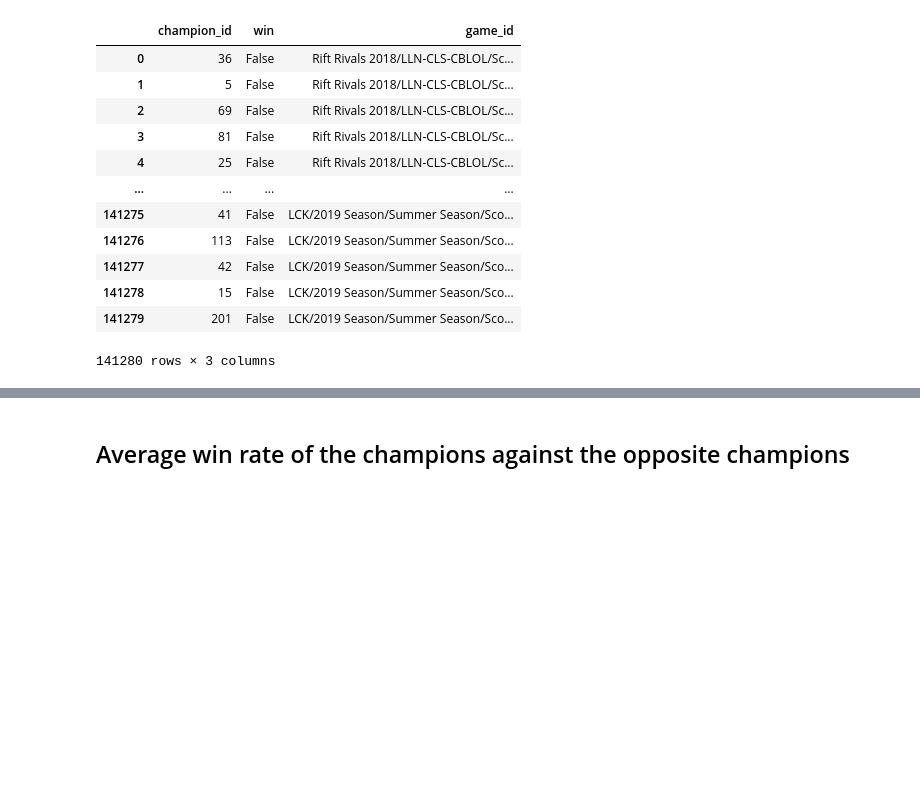
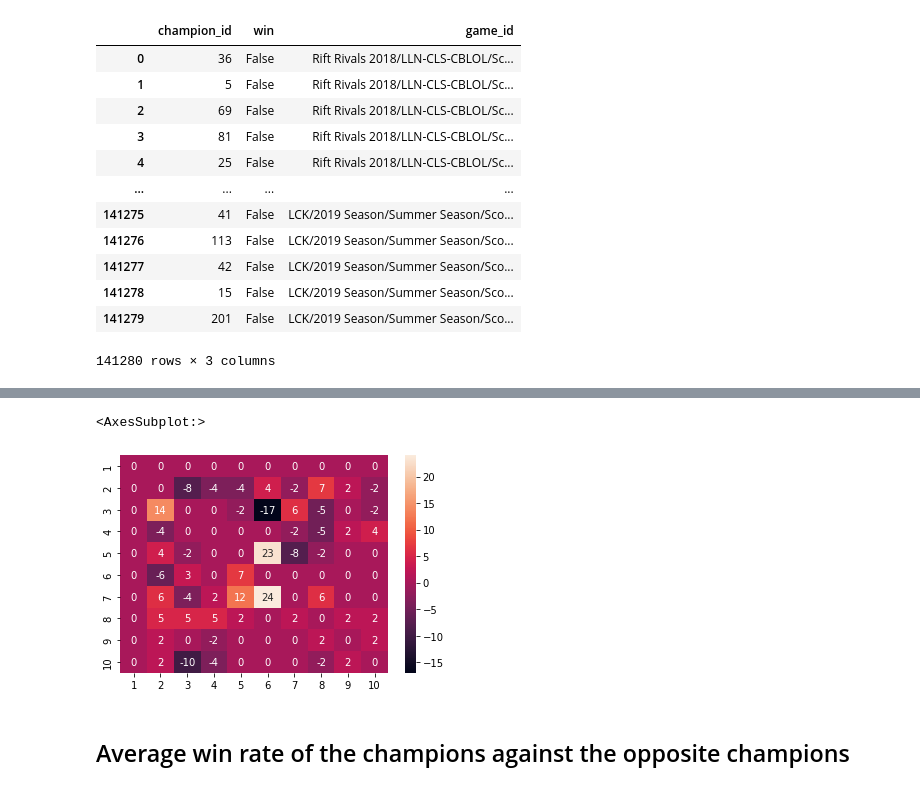
Before and after one commit to stephanyvargas/LoL_winner_predictor, a Jupyter notebook: notebooks/feature_engineer_Stephy.ipynb, the cells around one changed output, grey strips where cells are left out. Drawn from its saved outputs; the diff is of its cells as text; code cells hidden in the pictures; blank space fills up the shorter version.

Commit message:
sinergy for champions within the team, there is a bug => only compiles the first 807 game.... =(

```diff
--- a/notebooks/feature_engineer_Stephy.ipynb
+++ b/notebooks/feature_engineer_Stephy.ipynb
@@ -84,2 +146,0 @@ array(['2016 International Wildcard Invitational/Scoreboards/Bracket Stage_1_2',
-# %%
-for value in df_BLUE.champion_id:
@@ -94,0 +147,3 @@ defaultdict(dict, {})
+# %%
+champions_id_unique = np.unique(df_result.champion_id)
+champions_id_unique, len(champions_id_unique)
@@ -94,0 +164,3 @@ defaultdict(dict, {})
+# %%
+champions_synergy = pd.DataFrame(np.zeros([len(champions_id_unique), len(champions_id_unique)]), columns=champions_id_unique, index=champions_id_unique)
+champions_synergy
@@ -94,0 +187,29 @@ defaultdict(dict, {})
+# %%
+count = 0
+for value in tqdm(game_id_unique[:1000]):
+  if count > 800:
+    champions_played = list(df_result[df_result.game_id == value].champion_id)
+    #print(champions_played)
+    win_value = df_result.loc[value]
+    #print(int(win_value[win_value.champion_id == champions_played[0]]['outcome']))
+    for champion_a in champions_played:
+        for champion_b in champions_played:
+            if champion_a == champion_b:
+                continue
+            try:
+                outcome = int(win_value[win_value.champion_id == champion_b]['outcome'])
+            except TypeError:
+                print(win_value.champion_id)
+                print(champion_b)
+                print(win_value[win_value.champion_id == champion_b]['outcome'])
+            #print(outcome)
+
+            if outcome == 1:
+                champions_synergy.loc[champion_a][champion_b] += 1
+                #print('win', champion_a, champion_b, champions_synergy.loc[champion_a][champion_b])
+            else:
+                champions_synergy.loc[champion_a][champion_b] -= 1
+                #print('lost', champion_a, champion_b, champions_synergy.loc[champion_a][champion_b])
+
+  count += 1
+champions_synergy#.info()#.loc[1][1] += 1
@@ -95,3 +247,14 @@ defaultdict(dict, {})
+# %%
+import seaborn as sns
+%matplotlib inline
+
+import matplotlib.pyplot as plt
+
+sns.heatmap(champions_synergy.loc[:10, :10], annot=True)#, cmap='RdYlGn_r')
+#champions_synergy.style.background_gradient(cmap='Blues')
+# %% [output]
+<AxesSubplot:>
+[figure, added]
 # %% [markdown]
 ## Average win rate of the champions against the opposite champions
 # %% [markdown]
```
Also changed, not shown: parts of 26 cells of this notebook.
